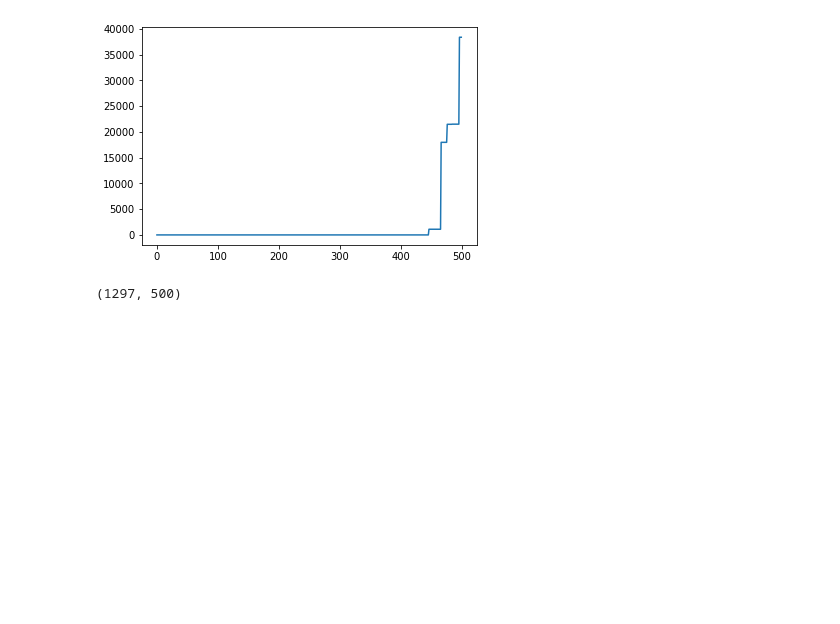
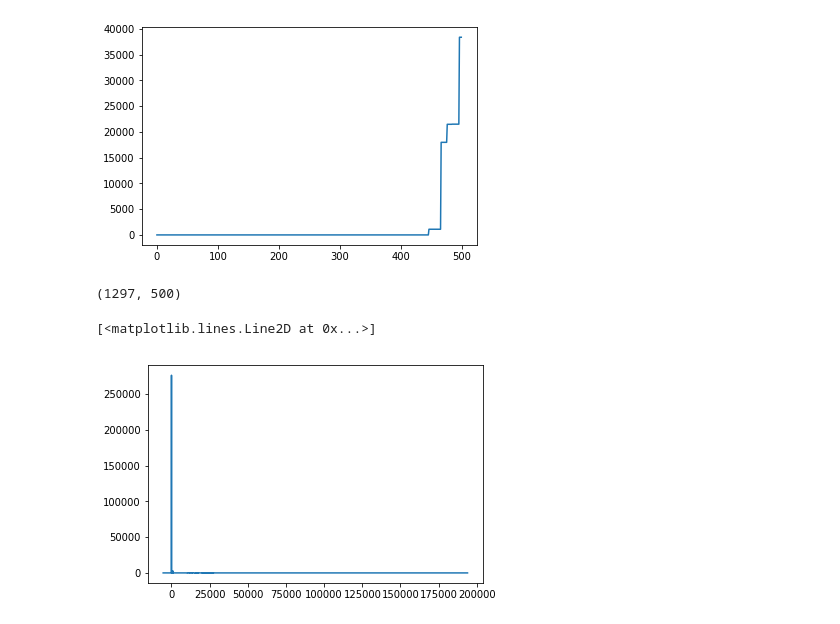
Before and after one commit to HitLuca/GANs_for_spiking_time_series, a Jupyter notebook: berka_dataset/dataset_analysis.ipynb, the cells around one changed output. Saved outputs shown, nothing was run; the diff lists cells and outputs as text; code cells hidden in the pictures; blank space fills up the shorter version.

```diff
--- a/berka_dataset/dataset_analysis.ipynb
+++ b/berka_dataset/dataset_analysis.ipynb
@@ -247,3 +247,11 @@ print(balances.shape)
 sparse_balances = sparse.csr_matrix(balances)
 # %%
 io.mmwrite('parsed/sparse_balances.mtx', sparse_balances)
+# %%
+sparse_balances = io.mmread("parsed/sparse_balances.mtx").todense()
+# %%
+unique_items, counts = np.unique(np.array(sparse_balances), return_counts=True)
+plt.plot(unique_items, counts)
+# %% [output]
+[<matplotlib.lines.Line2D at 0x...>]
+[figure, added]
```
Also changed, not shown: parts of 1 cell of this notebook, 6 other files.
